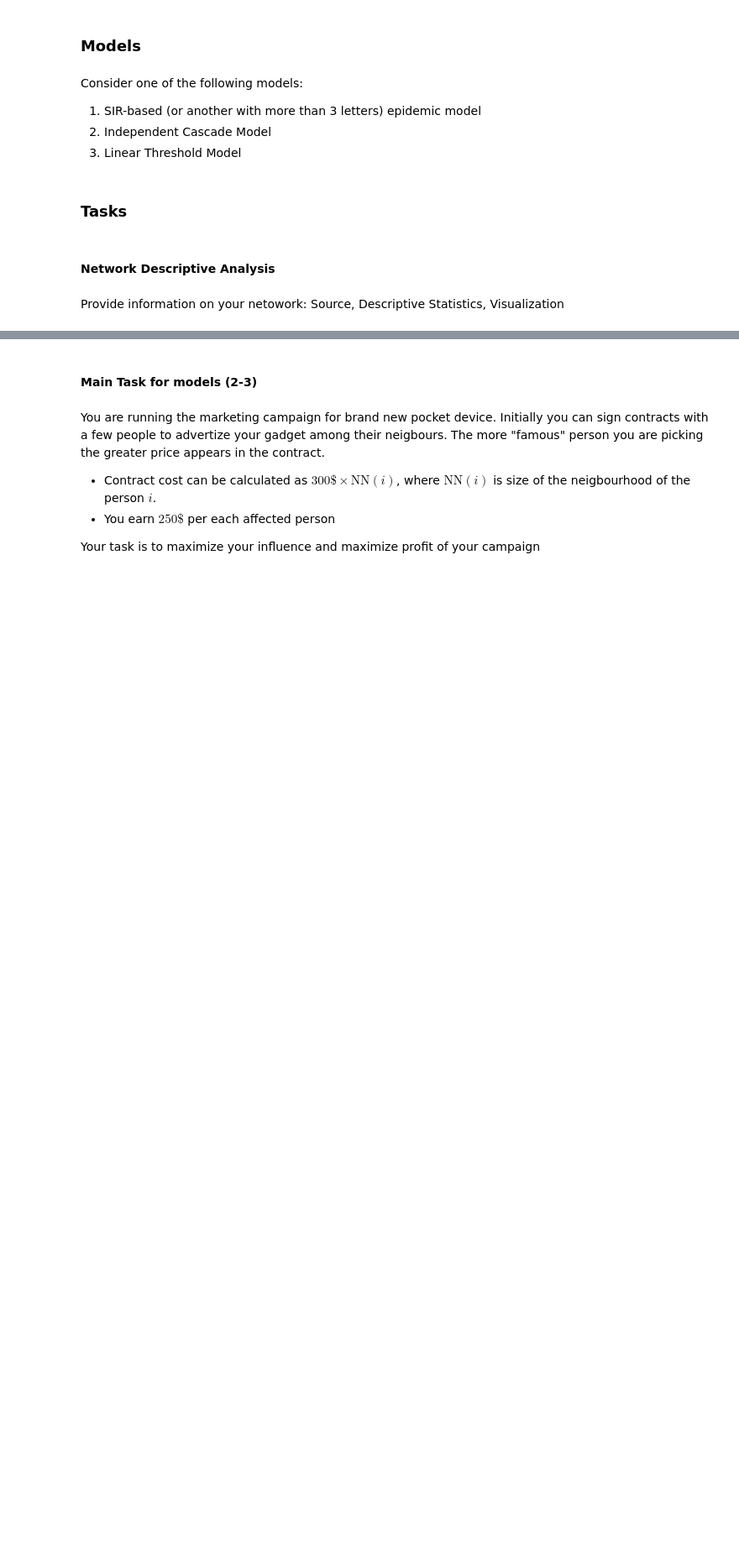
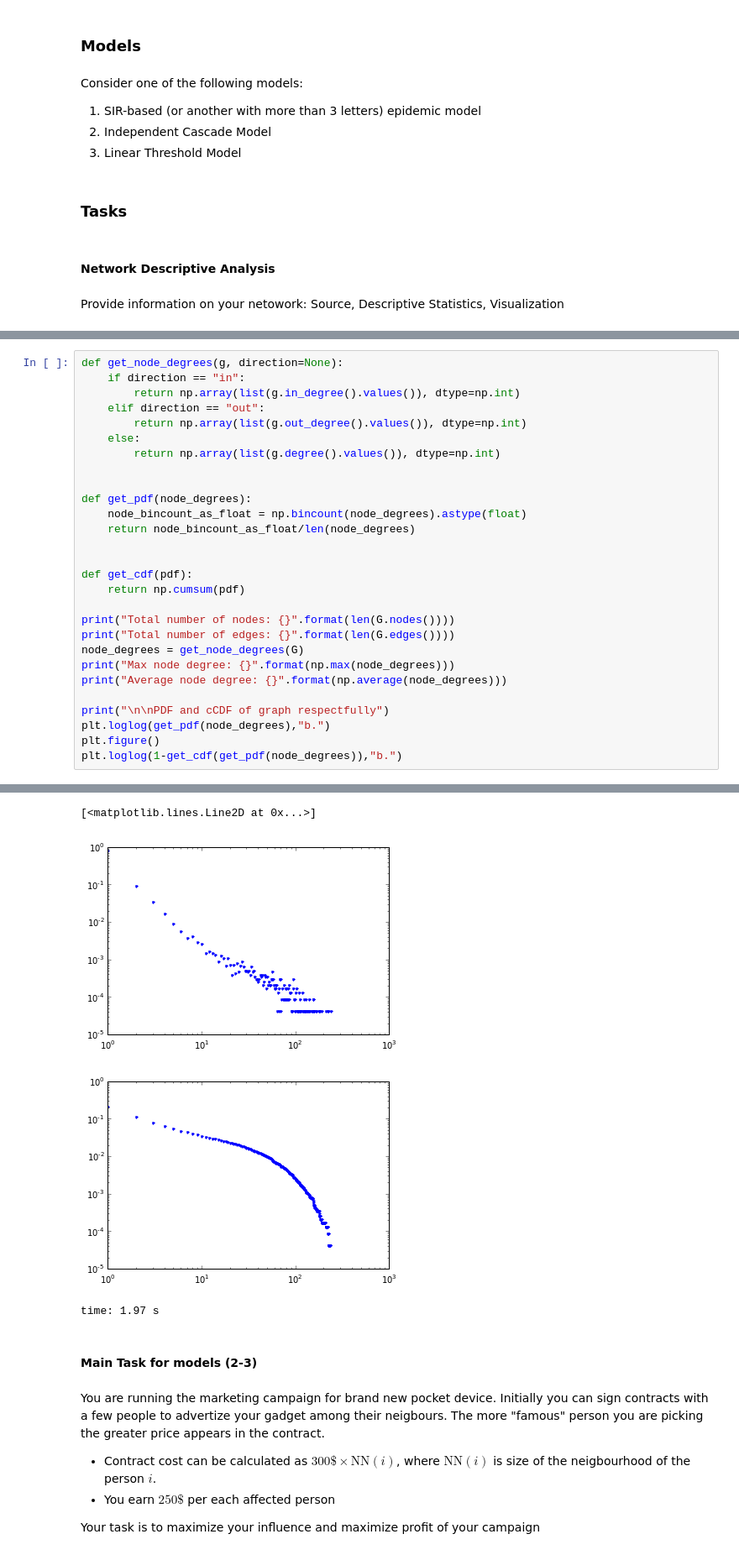
Before and after one commit to insiderq/networks_analysis_home_project2, a Jupyter notebook: networks_project1.ipynb, the cells around one changed output, grey strips where cells are left out. Shown at 84% size. Saved outputs shown, nothing was run; the diff lists cells and outputs as text; blank space fills up the shorter version.

```diff
--- a/networks_project1.ipynb
+++ b/networks_project1.ipynb
@@ -51,0 +70,29 @@ Your task is to implement the simulation model, propose some vaccination strateg
+# %%
+def get_node_degrees(g, direction=None):
+    if direction == "in":
+        return np.array(list(g.in_degree().values()), dtype=np.int)
+    elif direction == "out":
+        return np.array(list(g.out_degree().values()), dtype=np.int)
+    else:
+        return np.array(list(g.degree().values()), dtype=np.int)
+
+
+def get_pdf(node_degrees):
+    node_bincount_as_float = np.bincount(node_degrees).astype(float)
+    return node_bincount_as_float/len(node_degrees)
+
+
+def get_cdf(pdf):
+    return np.cumsum(pdf)
+
+print("Total number of nodes: {}".format(len(G.nodes())))
+print("Total number of edges: {}".format(len(G.edges())))
+node_degrees = get_node_degrees(G)
+print("Max node degree: {}".format(np.max(node_degrees)))
+print("Average node degree: {}".format(np.average(node_degrees)))
+
+print("\n\nPDF and cCDF of graph respectfully")
+plt.loglog(get_pdf(node_degrees),"b.")
+plt.figure()
+plt.loglog(1-get_cdf(get_pdf(node_degrees)),"b.")
+# %% [output]
@@ -52,3 +106,7 @@ Your task is to implement the simulation model, propose some vaccination strateg
+[<matplotlib.lines.Line2D at 0x...>]
+[figure, added]
+[figure, added]
+time: 1.97 s
 # %% [markdown]
 #### Main Task for models (2-3)
 # %% [markdown]
```
Also changed, not shown: parts of 49 cells of this notebook.
